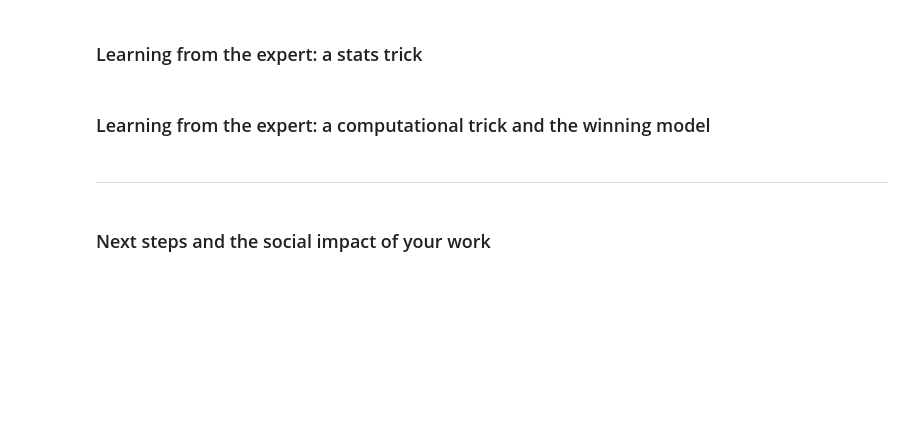
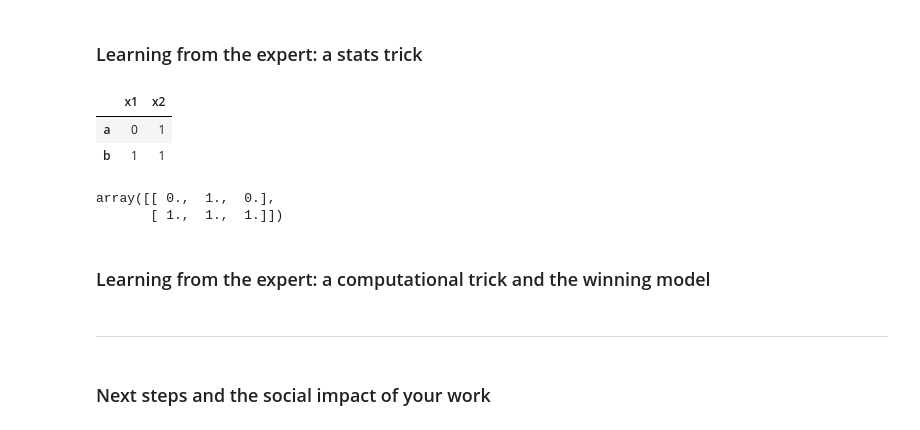
Before and after one commit to jadoonengr/DataCamp-Notes, a Jupyter notebook: 17. Machine Learning with the Experts School Budgets.ipynb, the cells around one changed output. Cells and saved outputs as stored; diff of their text form; code cells hidden in the pictures; blank space fills up the shorter version.

```diff
--- a/17. Machine Learning with the Experts School Budgets.ipynb
+++ b/17. Machine Learning with the Experts School Budgets.ipynb
@@ -1386,0 +1311,17 @@ df.info()
+# %%
+# Adding interaction features with scikit-learn
+
+from sklearn.preprocessing import PolynomialFeatures
+x = pd.DataFrame({'x1':[0,1],'x2':[1,1]},index=['a','b'])
+x
+# %% [output]
+|  | x1 | x2 |
+| a | 0 | 1 |
+| b | 1 | 1 |
+# %%
+interaction = PolynomialFeatures(
+    degree=2,interaction_only=True,include_bias=False)
+interaction.fit_transform(x)
+# %% [output]
+array([[ 0.,  1.,  0.],
+       [ 1.,  1.,  1.]])
```
Also changed, not shown: parts of 31 cells of this notebook.
